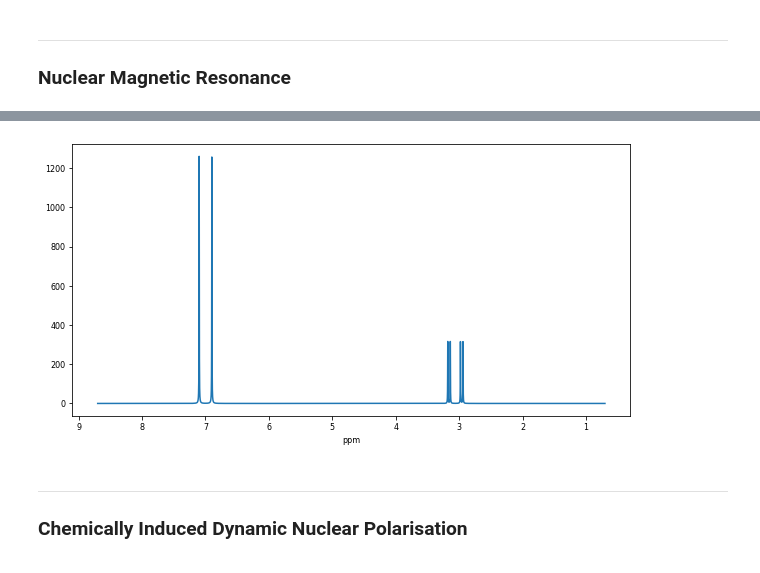
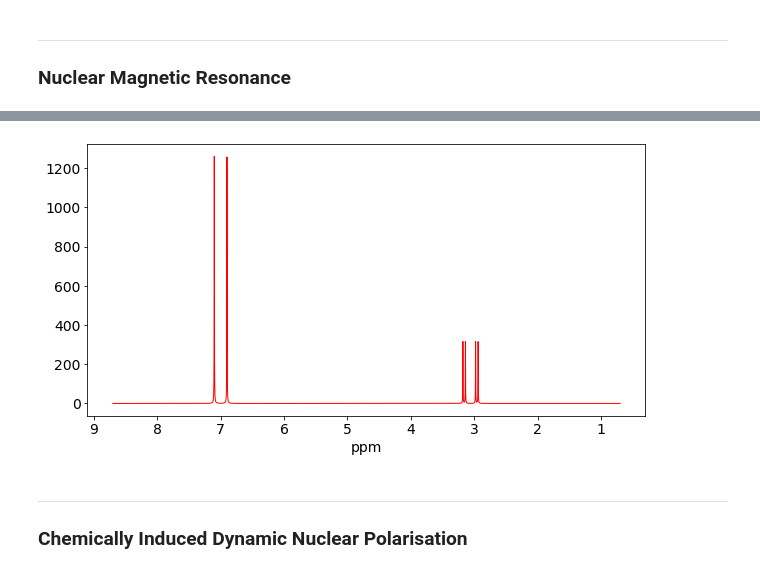
Before and after one commit to Spin-Chemistry-Labs/radicalpy, a Jupyter notebook: examples/tutorials/08_CIDNP.ipynb, the cells around one changed output, grey strips where cells are left out. Saved outputs shown, nothing was run; the diff lists cells and outputs as text; code cells hidden in the pictures.

```diff
--- a/examples/tutorials/08_CIDNP.ipynb
+++ b/examples/tutorials/08_CIDNP.ipynb
@@ -20,37 +38,37 @@ from radicalpy.experiments import cidnp, nmr
 # %%
 MULTIPLETS = [
     (2.0, 800.0, 2, 0),  # 2 doublets @ 800 Hz
     (2.0, 900.0, 2, 0),  # 2 doublets @ 900 Hz
     (1.0, 2870.0, 2, 20),  # doublet @ 2870 Hz, J=20 Hz
     (1.0, 2770.0, 2, 20),  # doublet @ 2770 Hz, J=20 Hz
 ]
 SW_HZ = 4000.0  # spectral width (Hz)
 NP = 8000  # acquired points
 N_FFT = 16000  # zero-filled FFT length
 TRANS_MHZ = 500.0  # transmitter frequency (MHz)
 CARRIER_PPM = 4.7  # carrier position (ppm)
 LINEWIDTH_HZ = 2.0  # Lorentzian linewidth (Hz)
 SCALE = 1.0  # final y-scale
 
 ppm, spectrum = nmr(
     multiplets=MULTIPLETS,
     spectral_width=SW_HZ,
     number_of_points=NP,
     fft_number=N_FFT,
     transmitter_frequency=TRANS_MHZ,
     carrier_position=CARRIER_PPM,
     linewidth=LINEWIDTH_HZ,
     scale=SCALE,
 )
 
-plt.plot(ppm, spectrum.real)
+plt.plot(ppm, spectrum.real, "r", linewidth=1)
 plt.gca().invert_xaxis()
-plt.xlabel("ppm", size=8)
-plt.tick_params(labelsize=8)
+plt.xlabel("ppm", size=14)
+plt.tick_params(labelsize=14)
 plt.gcf().set_size_inches(10, 5)
 plt.show()
 # %% [output]
-[figure, old version]
+[figure, new version]
 # %% [markdown]
 ---
 
```
Also changed, not shown: parts of 6 cells of this notebook, 2 other files.
